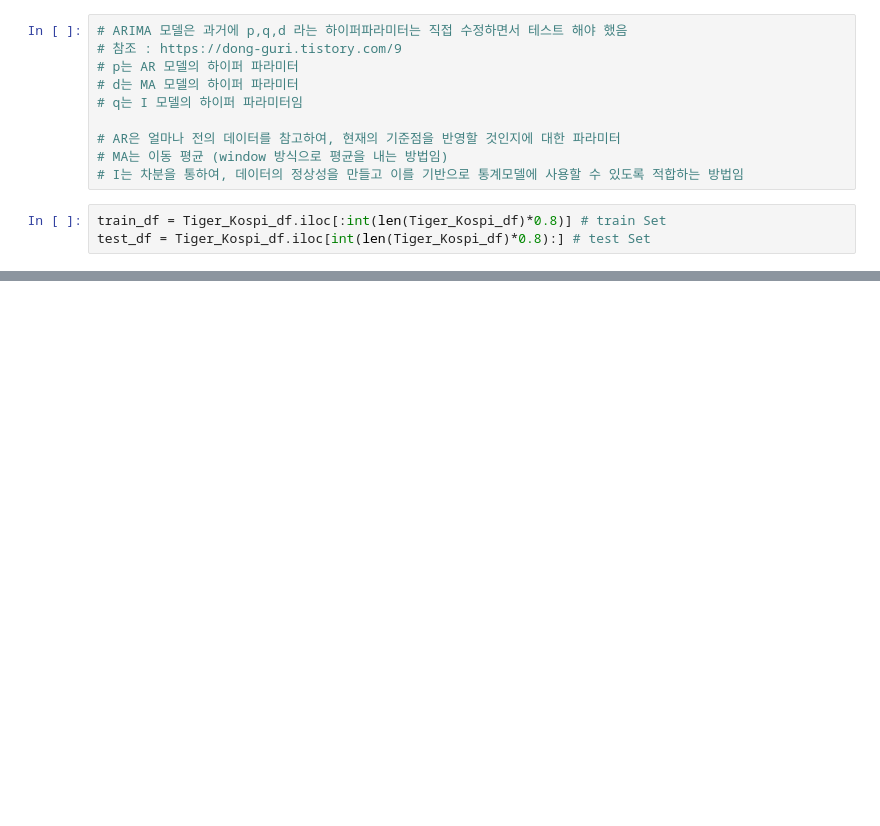
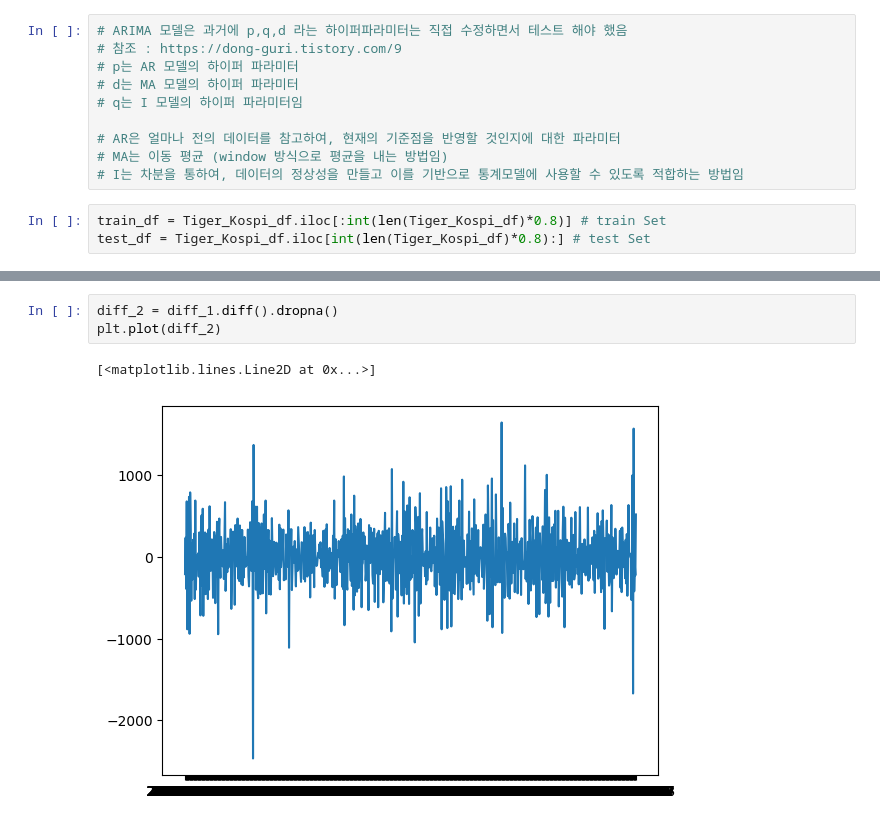
Before and after one commit to 456258zaq/2024_1_Deeplearning, a Jupyter notebook: 딥러닝개론_중간과제_이병훈.ipynb, the cells around one changed output, grey strips where cells are left out. Saved outputs shown, nothing was run; the diff lists cells and outputs as text; blank space fills up the shorter version.

```diff
--- a/딥러닝개론_중간과제_이병훈.ipynb
+++ b/딥러닝개론_중간과제_이병훈.ipynb
@@ -59,0 +132,6 @@ test_df = Tiger_Kospi_df.iloc[int(len(Tiger_Kospi_df)*0.8):] # test Set
+# %%
+diff_2 = diff_1.diff().dropna()
+plt.plot(diff_2)
+# %% [output]
+[<matplotlib.lines.Line2D at 0x...>]
+[figure, added]
```
Also changed, not shown: parts of 13 cells of this notebook.
